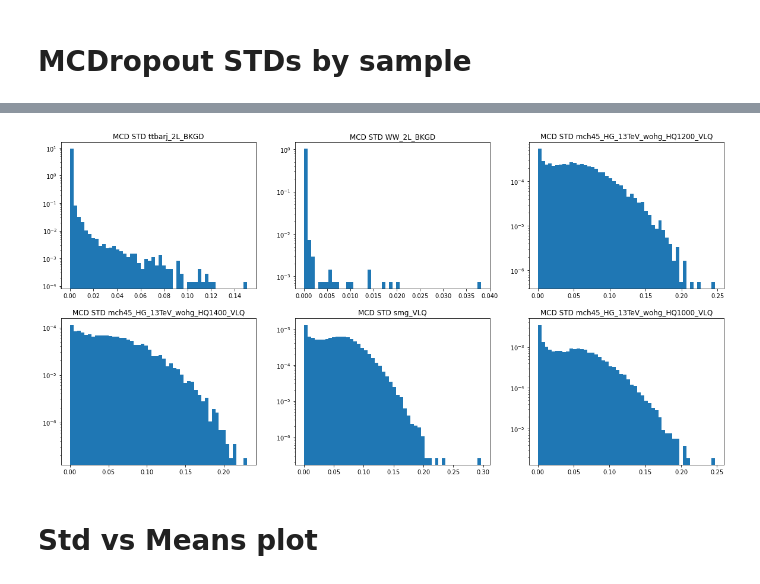
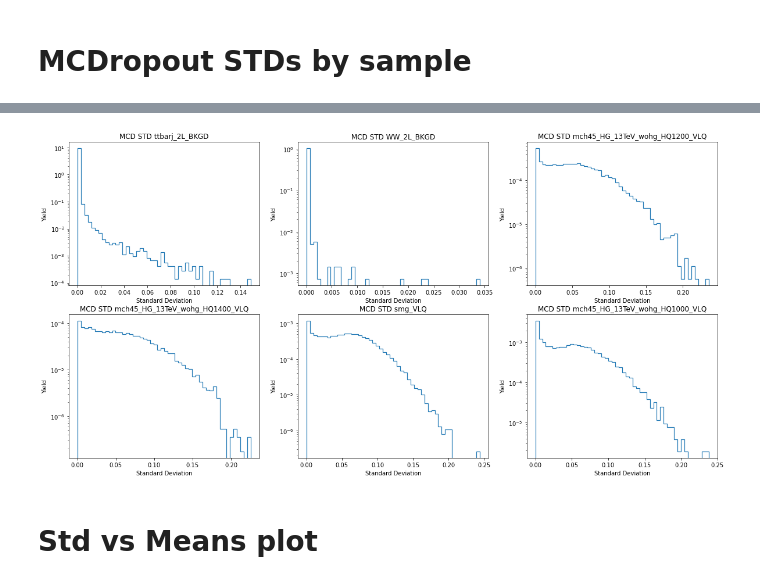
Before and after one commit to GilbertoCunha/LHC-VLQ-Classifier, a Jupyter notebook: VLQs/ModelEvaluation.ipynb, the cells around one changed output, grey strips where cells are left out. Drawn from its saved outputs; the diff is of its cells as text; code cells hidden in the pictures.

```diff
--- a/VLQs/ModelEvaluation.ipynb
+++ b/VLQs/ModelEvaluation.ipynb
@@ -417,22 +418,24 @@ plt.show()
 # %%
 # Plot adjustment variables
 bins = 50
 
 # Generate the plots
 fig, axs = plt.subplots(2, 3, figsize=(20, 10))
 
 # Iterate and generate each data
 for i, sample in enumerate(samples[12::]):
     row, col = i//3, i%3
     axs[row, col].set_title("MCD STD " + sample)
     sample = sample.replace("_BKGD", "").replace("_VLQ", "")
-    axs[row, col].hist(mc_stds[val_samples == sample], bins=50, weights=val_weights[val_samples == sample])
+    axs[row, col].hist(mc_stds[val_samples == sample], bins=50, weights=val_weights[val_samples == sample], histtype="step", linewidth=1.2)
     axs[row, col].set_yscale("log")
+    axs[row, col].set_xlabel("Standard Deviation")
+    axs[row, col].set_ylabel("Yield")
 
-plt.savefig("plots/stds_distribution_mcd__sample.png", dpi=200)
+plt.savefig("plots/stds_distribution_mcd__sample.png", dpi=500)
 plt.show()
 # %% [output]
-[figure, old version]
+[figure, new version]
 # %% [markdown]
 # Std vs Means plot
 # %%
```
Also changed, not shown: parts of 9 cells of this notebook, 2 other files.
